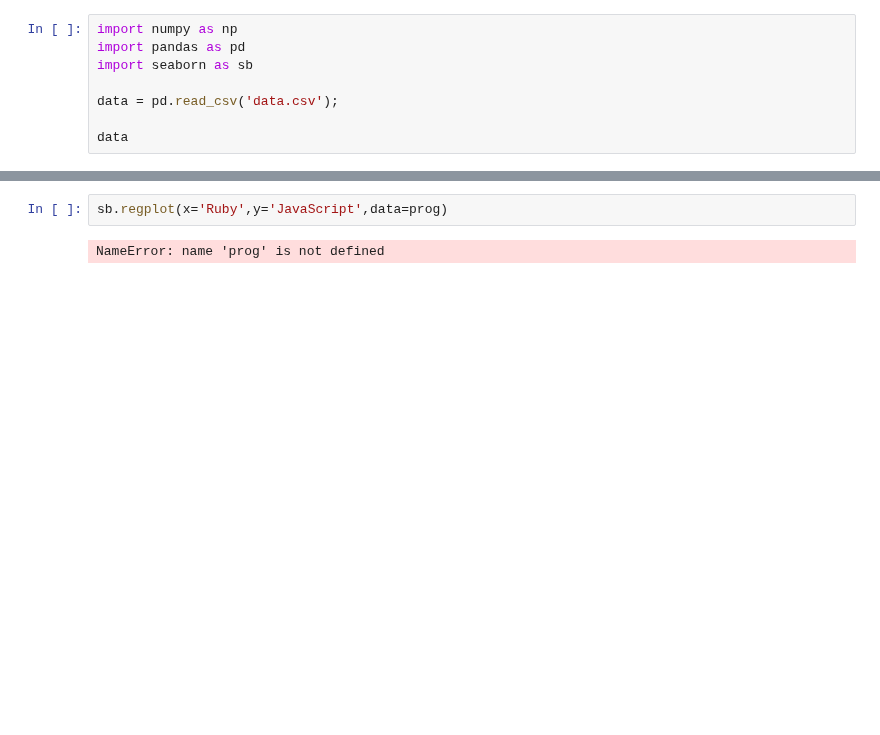
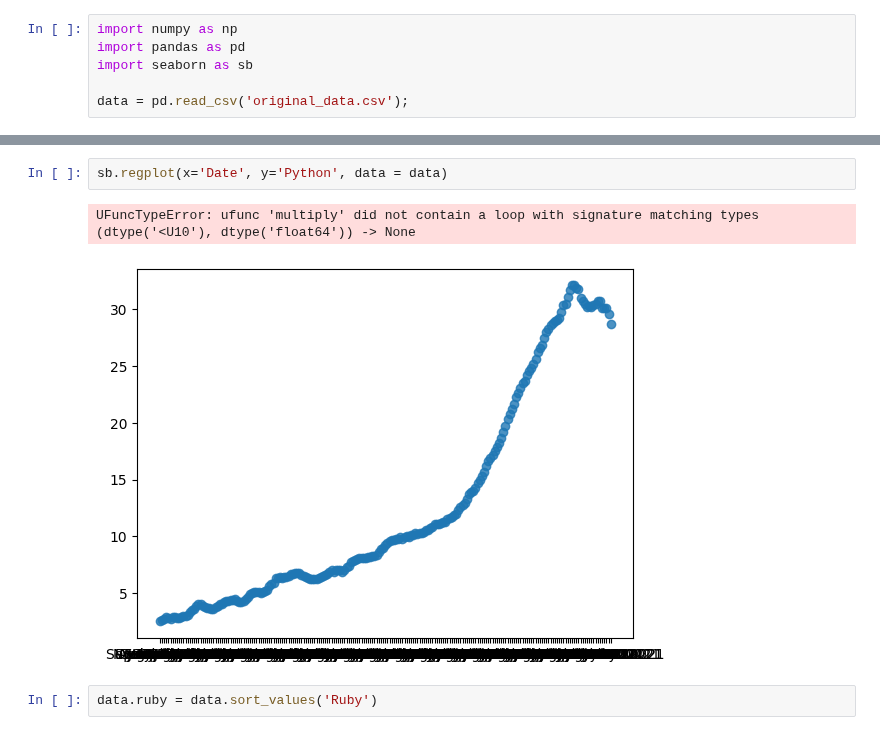
Before and after one commit to 0thorderlogic/smalldata, a Jupyter notebook: main.ipynb, the cells around one changed output, grey strips where cells are left out. Cells and saved outputs as stored; diff of their text form; blank space fills up the shorter version.

```diff
--- a/main.ipynb
+++ b/main.ipynb
@@ -3,6 +3,4 @@ import numpy as np
 import pandas as pd
 import seaborn as sb
 
-data = pd.read_csv('data.csv');
-
-data
+data = pd.read_csv('original_data.csv');
@@ -23,4 +41,7 @@ data
 # %%
-sb.regplot(x='Ruby',y='JavaScript',data=prog)
+sb.regplot(x='Date', y='Python', data = data)
 # %% [output]
-NameError: name 'prog' is not defined
+UFuncTypeError: ufunc 'multiply' did not contain a loop with signature matching types (dtype('<U10'), dtype('float64')) -> None
+[figure, added]
+# %%
+data.ruby = data.sort_values('Ruby')
```
Also changed, not shown: parts of 3 cells of this notebook, 2 other files.
